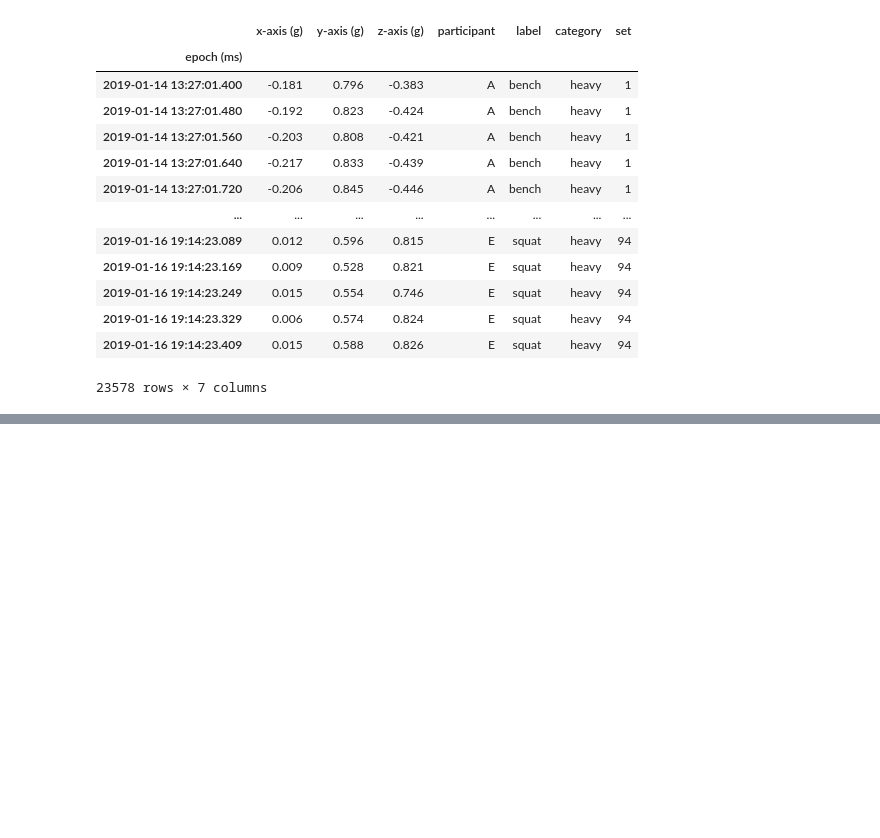
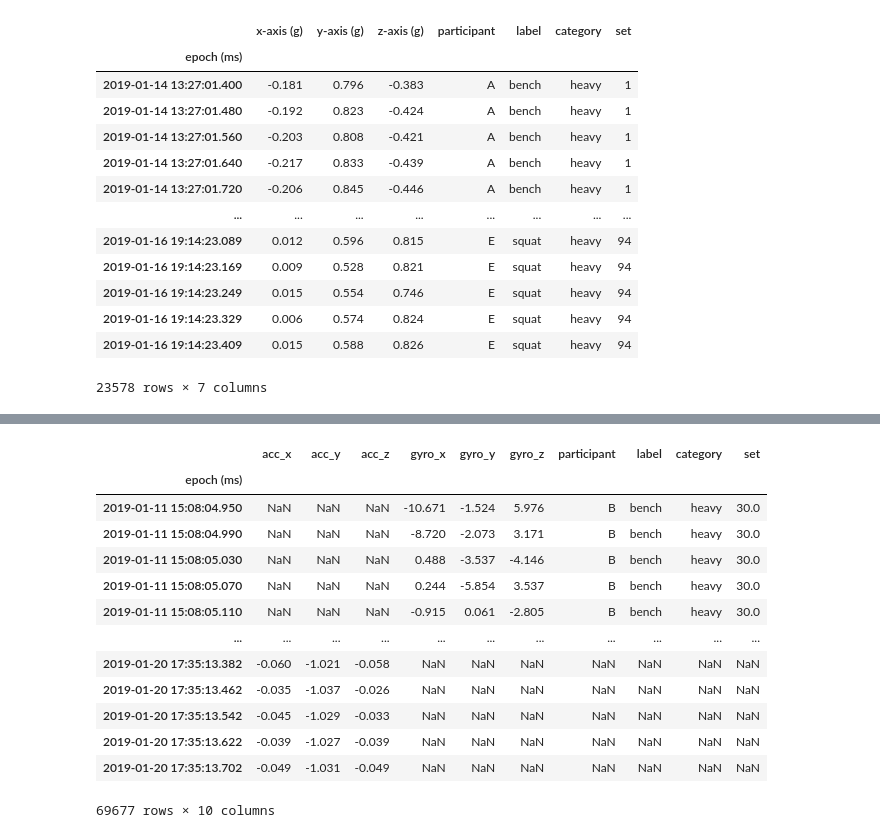
Before and after one commit to amrk216/Fitness_Tracker, a Jupyter notebook: notebboks/clean_data.ipynb, the cells around one changed output, grey strips where cells are left out. Cells and saved outputs as stored; diff of their text form; code cells hidden in the pictures; blank space fills up the shorter version.

```diff
--- a/notebboks/clean_data.ipynb
+++ b/notebboks/clean_data.ipynb
@@ -188,7 +196,7 @@ Data columns (total 7 columns):
 dtypes: float64(3), int64(1), str(3)
 memory usage: 1.4 MB
 # %%
-files = glob("./data/raw/MetaMotion/*.csv")
+files = glob("../data/raw/MetaMotion/*.csv")
 def read_date_from_file(file):
     acc_df = pd.DataFrame()
     gyro_df = pd.DataFrame()
@@ -263,3 +271,5 @@ acc_df
 | 2019-01-16 19:14:23.329 | 0.006 | 0.574 | 0.824 | E | squat | heavy | 94 |
 | 2019-01-16 19:14:23.409 | 0.015 | 0.588 | 0.826 | E | squat | heavy | 94 |
 23578 rows × 7 columns
+# %%
+df_merged = pd.concat([acc_df.iloc[:,:3], gyro_df], axis=1)
@@ -265,0 +293,19 @@ acc_df
+# %%
+df_merged.columns = ["acc_x", "acc_y", "acc_z", "gyro_x", "gyro_y", "gyro_z", "participant", "label", "category", "set"]
+# %%
+df_merged
+# %% [output]
+|  | acc_x | acc_y | acc_z | gyro_x | gyro_y | gyro_z | participant | label | category | set |
+| epoch (ms) |  |  |  |  |  |  |  |  |  |  |
+| 2019-01-11 15:08:04.950 | NaN | NaN | NaN | -10.671 | -1.524 | 5.976 | B | bench | heavy | 30.0 |
+| 2019-01-11 15:08:04.990 | NaN | NaN | NaN | -8.720 | -2.073 | 3.171 | B | bench | heavy | 30.0 |
+| 2019-01-11 15:08:05.030 | NaN | NaN | NaN | 0.488 | -3.537 | -4.146 | B | bench | heavy | 30.0 |
+| 2019-01-11 15:08:05.070 | NaN | NaN | NaN | 0.244 | -5.854 | 3.537 | B | bench | heavy | 30.0 |
+| 2019-01-11 15:08:05.110 | NaN | NaN | NaN | -0.915 | 0.061 | -2.805 | B | bench | heavy | 30.0 |
+| ... | ... | ... | ... | ... | ... | ... | ... | ... | ... | ... |
+| 2019-01-20 17:35:13.382 | -0.060 | -1.021 | -0.058 | NaN | NaN | NaN | NaN | NaN | NaN | NaN |
+| 2019-01-20 17:35:13.462 | -0.035 | -1.037 | -0.026 | NaN | NaN | NaN | NaN | NaN | NaN | NaN |
+| 2019-01-20 17:35:13.542 | -0.045 | -1.029 | -0.033 | NaN | NaN | NaN | NaN | NaN | NaN | NaN |
+| 2019-01-20 17:35:13.622 | -0.039 | -1.027 | -0.039 | NaN | NaN | NaN | NaN | NaN | NaN | NaN |
+| 2019-01-20 17:35:13.702 | -0.049 | -1.031 | -0.049 | NaN | NaN | NaN | NaN | NaN | NaN | NaN |
+69677 rows × 10 columns
```
Also changed, not shown: parts of 18 cells of this notebook.
